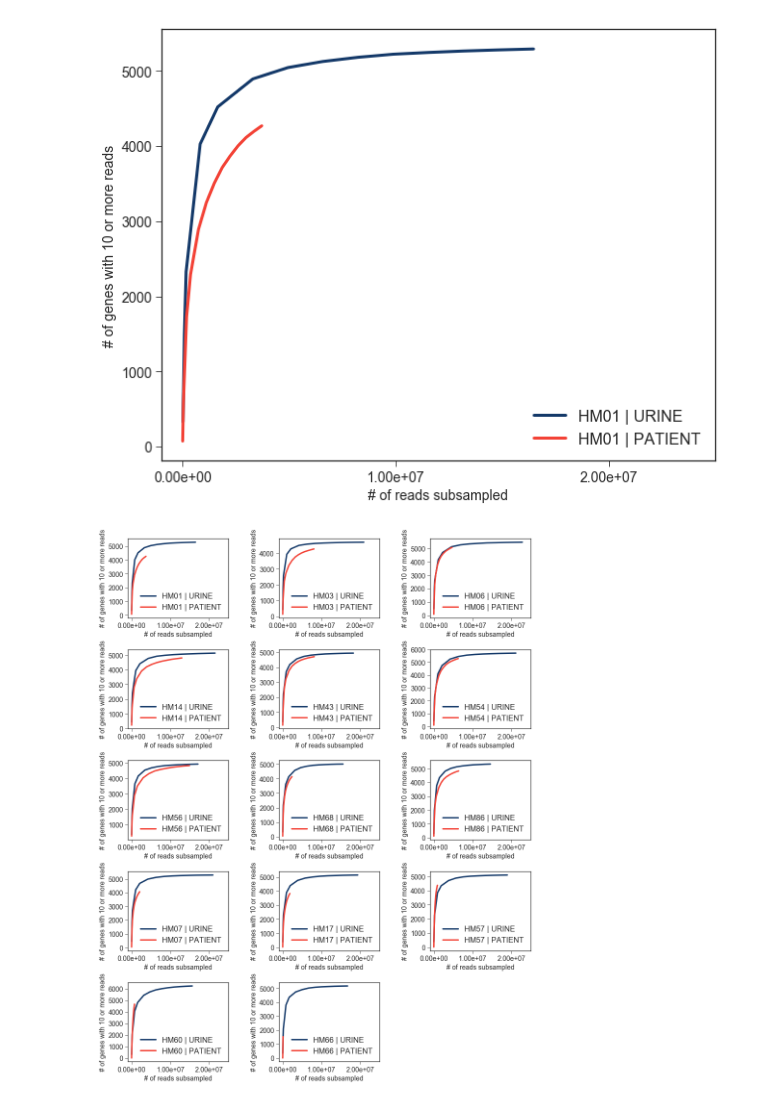
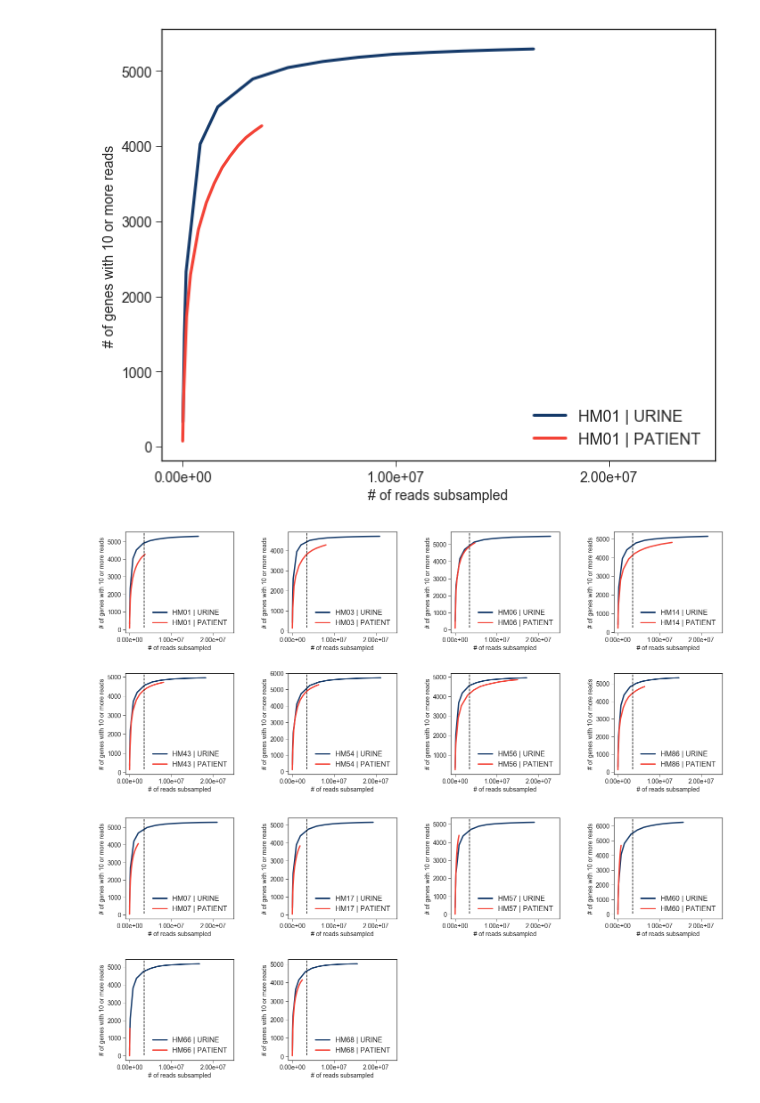
Before and after one commit to ASintsova/HUTI-RNAseq, a Jupyter notebook: analysis/supplement/plot_saturation_curves.ipynb, the cells around one changed output. Cells and saved outputs as stored; diff of their text form; code cells hidden in the pictures.

Commit message:
Finished saturation curves and core gene expression ranges

```diff
--- a/analysis/supplement/plot_saturation_curves.ipynb
+++ b/analysis/supplement/plot_saturation_curves.ipynb
@@ -25,8 +25,8 @@ flag_file = config_dict["flagstat"]["summary"]
 # Strain Info
 strain_info = pd.read_csv(strain_info_file, index_col=0)
 strains = config_dict["strains"]["all"].split()
-good_strains = config_dict["strains"]["good"].split()
-not_good_strains = config_dict["strains"]["not_good"].split()
+over = config_dict['strains']['over'].split()
+under = config_dict['strains']['under'].split()
 # %% [output]
 /Users/annasintsova/git_repos/HUTI-RNAseq/analysis/methods/helpers.py
 # %%
@@ -117,13 +117,27 @@ f = plt.figure(figsize=(10,8))
 plot_saturation_curve_reads(df, fdf, 'HM01')
 # %% [output]
 [figure]
+# %%
+# Set 3.5 mapped reads as threshold
+# Plot over
+fig = plt.figure(figsize=(24, 10))
+fig.subplots_adjust(hspace=0.4, wspace=0.5)
+for i, s  in enumerate(sorted(over)):
+    ax = fig.add_subplot(2, 4, i+1)
+    plot_saturation_curve_reads(df, fdf, s)
+    plt.axvline(x= 3500000, ymin=0.05, color="black", linestyle = "--")
+fn = os.path.join(figures_dir, "Supplementary_figure_2a.png")
+fig.savefig(fn, dpi=300, bbox_inches="tight")
+# %% [output]
+[figure, added]
 # %%
-fig = plt.figure(figsize=(15, 20))
+fig = plt.figure(figsize=(24, 10))
 fig.subplots_adjust(hspace=0.4, wspace=0.5)
-for i, s  in enumerate(strains_good_to_bad):
-    ax = fig.add_subplot(5, 3, i+1)
+for i, s  in enumerate(sorted(under)):
+    ax = fig.add_subplot(2, 4, i+1)
     plot_saturation_curve_reads(df, fdf, s)
-fn = os.path.join(figures_dir, "Supplementary_figure_1.png")
+    plt.axvline(x= 3500000, ymin=0.05, color="black", linestyle = "--")
+fn = os.path.join(figures_dir, "Supplementary_figure_2b.png")
 fig.savefig(fn, dpi=300, bbox_inches="tight")
 # %% [output]
-[figure, old version]
+[figure, new version]
```
Also changed, not shown: 6 other files.
